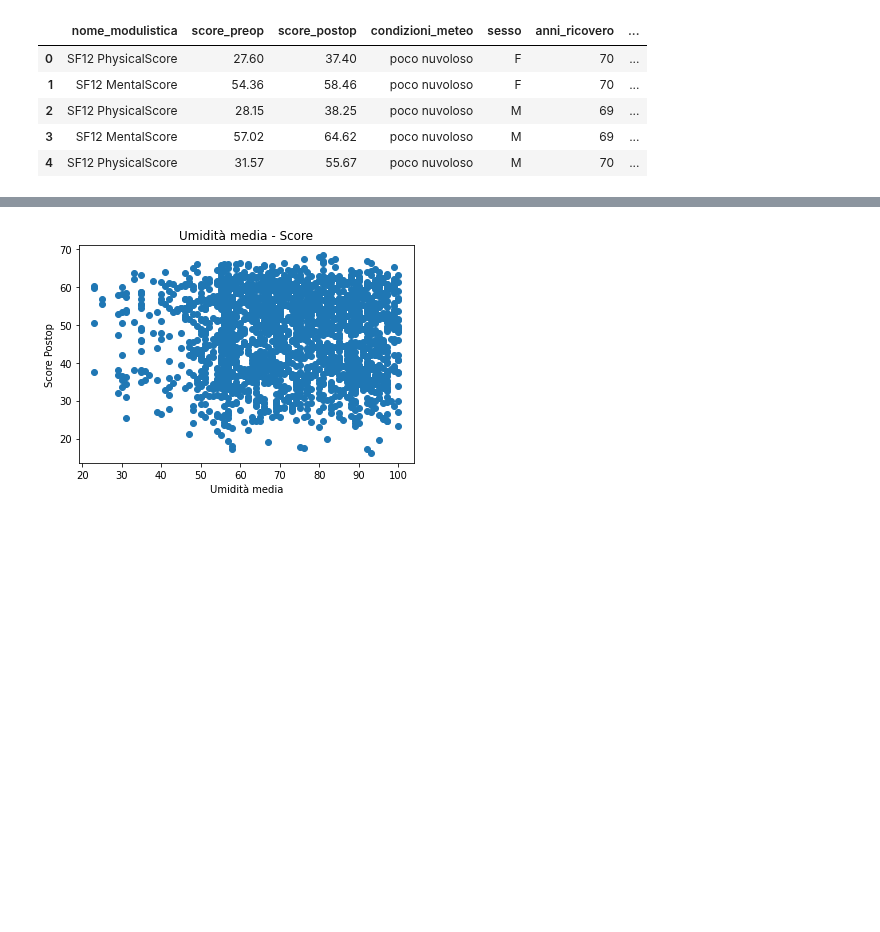
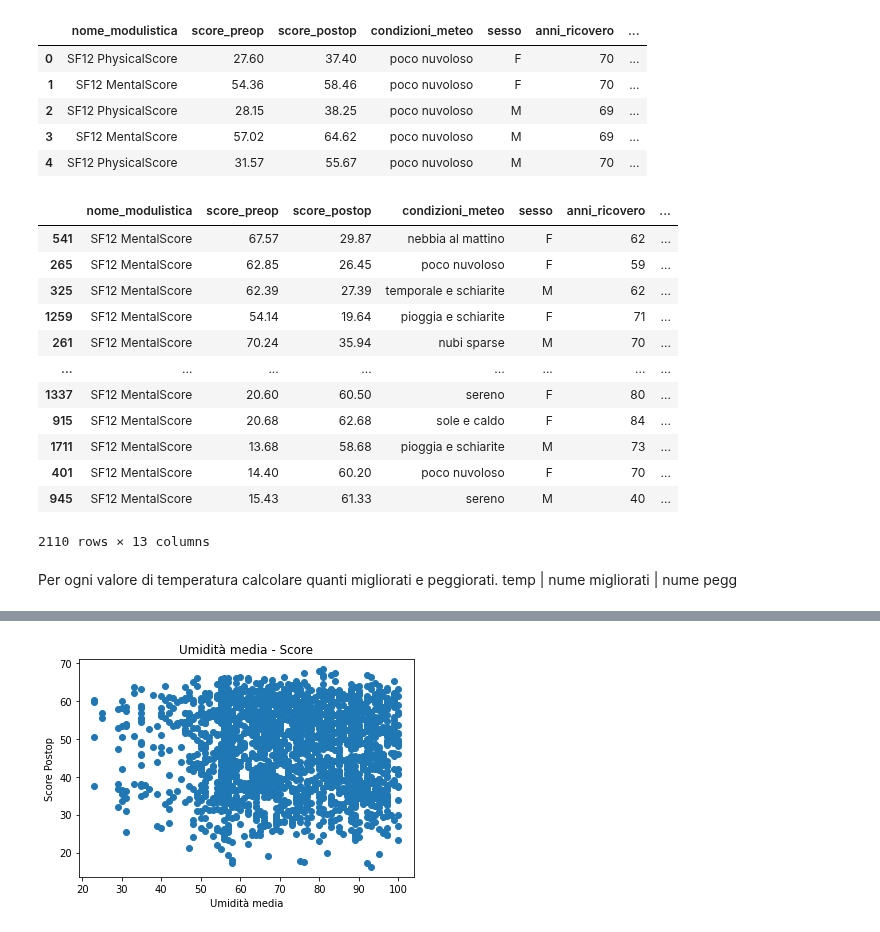
Before and after one commit to Blowdire/DataVisualizationProject, a Jupyter notebook: Mini-Progetto/Compitino_DV.ipynb, the cells around one changed output, grey strips where cells are left out. Drawn from its saved outputs; the diff is of its cells as text; code cells hidden in the pictures; blank space fills up the shorter version.

```diff
--- a/Mini-Progetto/Compitino_DV.ipynb
+++ b/Mini-Progetto/Compitino_DV.ipynb
@@ -32,5 +25,7 @@ dataset.tail()
 | 2107 | SF12 MentalScore | 48.84 | 50.94 | nebbia al mattino | F | 56 | ... |
 | 2108 | SF12 PhysicalScore | 36.47 | 43.47 | sereno | M | 69 | ... |
 | 2109 | SF12 MentalScore | 51.70 | 60.20 | sereno | M | 69 | ... |
-# %%
-dataset["t_media > 22"] = dataset["temperatura_media"] > 22
+# %%
+dataset["delta_score"] = dataset["score_postop"] - dataset["score_preop"]
+dataset["sotto_metà"] = dataset["score_postop"] > (dataset['score_postop'].median())
+dataset["peggiorato"] = dataset["delta_score"] < 0
@@ -49,3 +48,19 @@ dataset['anni_ricovero'].max()
 dataset['anni_ricovero'].min()
 # %%
 dataset.shape
+# %%
+dataset.sort_values(by="delta_score")
+# %% [output]
+|  | nome_modulistica | score_preop | score_postop | condizioni_meteo | sesso | anni_ricovero | ... |
+| 541 | SF12 MentalScore | 67.57 | 29.87 | nebbia al mattino | F | 62 | ... |
+| 265 | SF12 MentalScore | 62.85 | 26.45 | poco nuvoloso | F | 59 | ... |
+| 325 | SF12 MentalScore | 62.39 | 27.39 | temporale e schiarite | M | 62 | ... |
+| 1259 | SF12 MentalScore | 54.14 | 19.64 | pioggia e schiarite | F | 71 | ... |
+| 261 | SF12 MentalScore | 70.24 | 35.94 | nubi sparse | M | 70 | ... |
+| ... | ... | ... | ... | ... | ... | ... | ... |
+| 1337 | SF12 MentalScore | 20.60 | 60.50 | sereno | F | 80 | ... |
+| 915 | SF12 MentalScore | 20.68 | 62.68 | sole e caldo | F | 84 | ... |
+| 1711 | SF12 MentalScore | 13.68 | 58.68 | pioggia e schiarite | M | 73 | ... |
+| 401 | SF12 MentalScore | 14.40 | 60.20 | poco nuvoloso | F | 70 | ... |
+| 945 | SF12 MentalScore | 15.43 | 61.33 | sereno | M | 40 | ... |
+2110 rows × 13 columns
@@ -51,0 +72,3 @@ dataset.shape
+# %% [markdown]
+Per ogni valore di temperatura calcolare quanti migliorati e peggiorati.
+temp | nume migliorati | nume pegg
```
Also changed, not shown: parts of 6 cells of this notebook.
